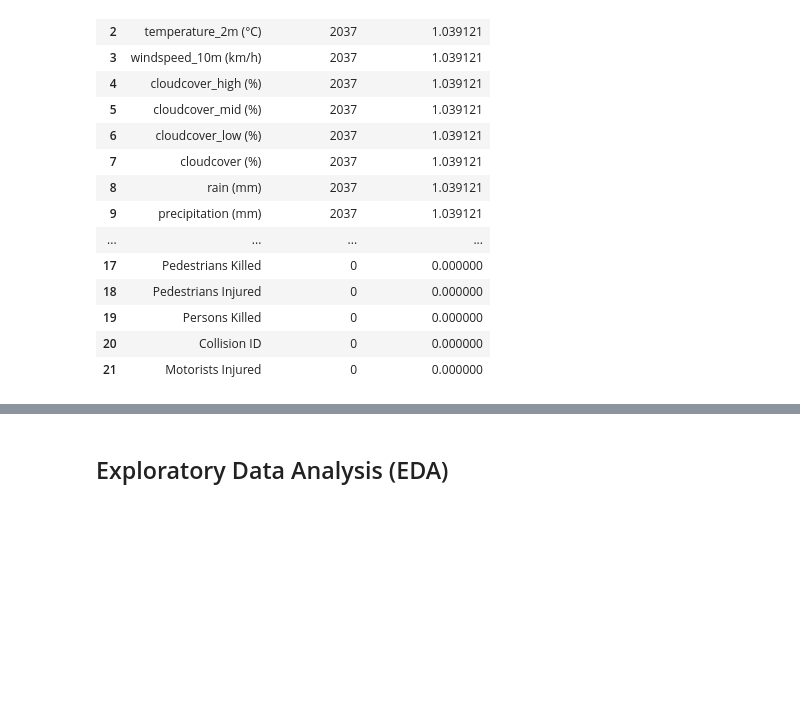
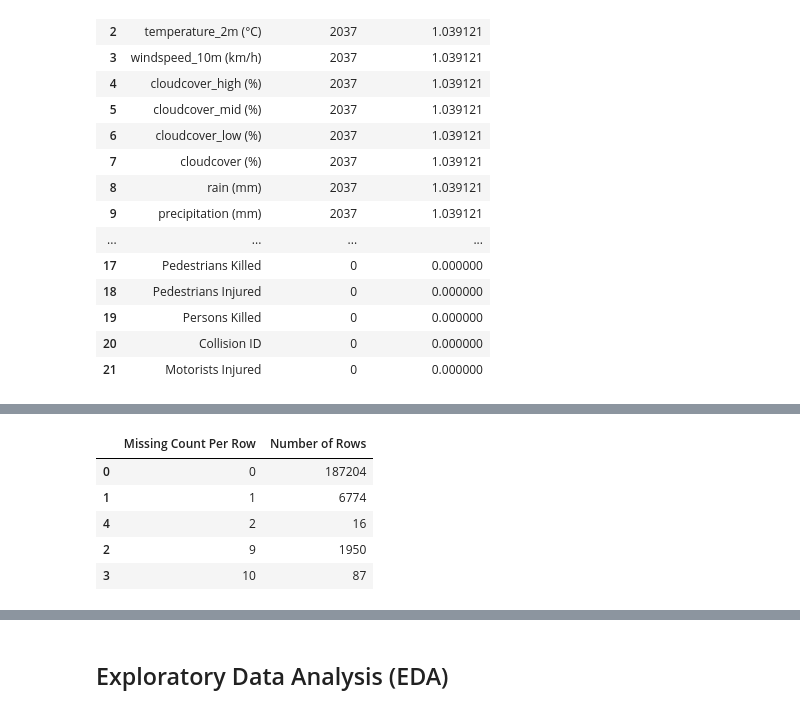
Before and after one commit to zzziminger/5243-Project1, a Jupyter notebook: Project_1.ipynb, the cells around one changed output, grey strips where cells are left out. Saved outputs shown, nothing was run; the diff lists cells and outputs as text; code cells hidden in the pictures; blank space fills up the shorter version.

Commit message:
Work in progress: Implementing methods to handle missing data

```diff
--- a/Project_1.ipynb
+++ b/Project_1.ipynb
@@ -266,0 +269,14 @@ missing_data
+# %%
+# Check for missing data patterns
+missing_count_per_row = merged_data.isnull().sum(axis=1)
+summary = missing_count_per_row.value_counts().reset_index()
+summary.columns = ["Missing Count Per Row", "Number of Rows"]
+summary = summary.sort_values("Missing Count Per Row")
+summary
+# %% [output]
+|  | Missing Count Per Row | Number of Rows |
+| 0 | 0 | 187204 |
+| 1 | 1 | 6774 |
+| 4 | 2 | 16 |
+| 2 | 9 | 1950 |
+| 3 | 10 | 87 |
```
Also changed, not shown: parts of 6 cells of this notebook.
